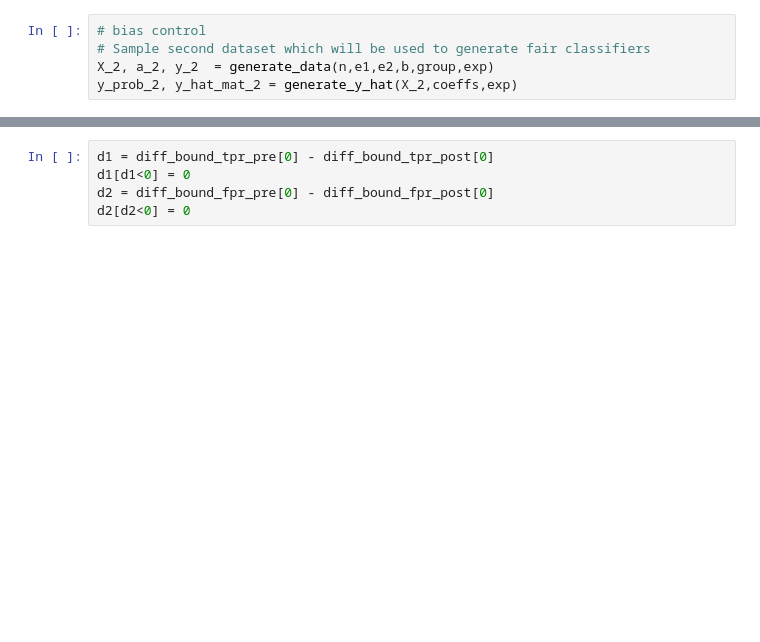
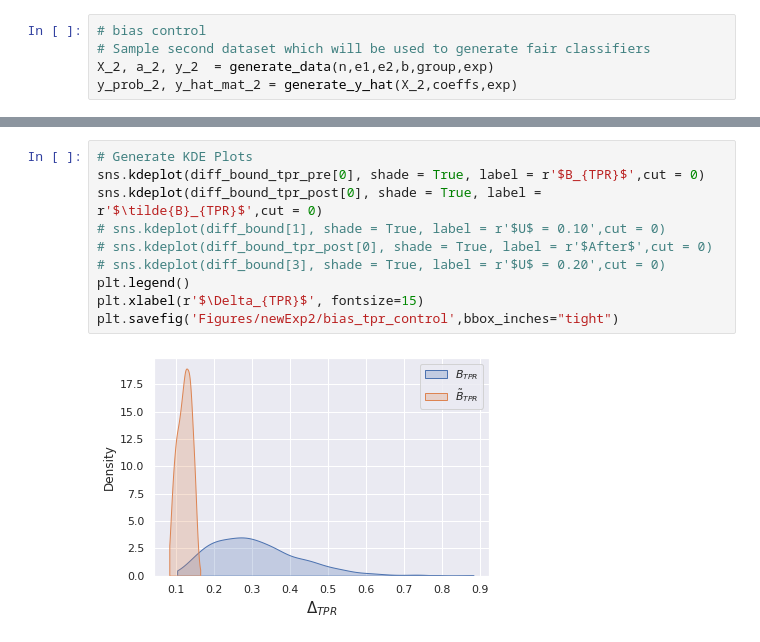
Before and after one commit to beepulbharti/fairness_project, a Jupyter notebook: Experiments/new_Exp2_noAssumption.ipynb, the cells around one changed output, grey strips where cells are left out. Saved outputs shown, nothing was run; the diff lists cells and outputs as text; blank space fills up the shorter version.

```diff
--- a/Experiments/new_Exp2_noAssumption.ipynb
+++ b/Experiments/new_Exp2_noAssumption.ipynb
@@ -176,7 +174,14 @@ a_hat_error =  0.0201
-# %%
-d1 = diff_bound_tpr_pre[0] - diff_bound_tpr_post[0]
-d1[d1<0] = 0
-d2 = diff_bound_fpr_pre[0] - diff_bound_fpr_post[0]
-d2[d2<0] = 0
+# %%
+# Generate KDE Plots
+sns.kdeplot(diff_bound_tpr_pre[0], shade = True, label = r'$B_{TPR}$',cut = 0)
+sns.kdeplot(diff_bound_tpr_post[0], shade = True, label = r'$\tilde{B}_{TPR}$',cut = 0)
+# sns.kdeplot(diff_bound[1], shade = True, label = r'$U$ = 0.10',cut = 0)
+# sns.kdeplot(diff_bound_tpr_post[0], shade = True, label = r'$After$',cut = 0)
+# sns.kdeplot(diff_bound[3], shade = True, label = r'$U$ = 0.20',cut = 0)
+plt.legend()
+plt.xlabel(r'$\Delta_{TPR}$', fontsize=15)
+plt.savefig('Figures/newExp2/bias_tpr_control',bbox_inches="tight")
+# %% [output]
+[figure, added]
 # %%
 # Generate KDE Plots
```
Also changed, not shown: parts of 7 cells of this notebook, 4 other files.
